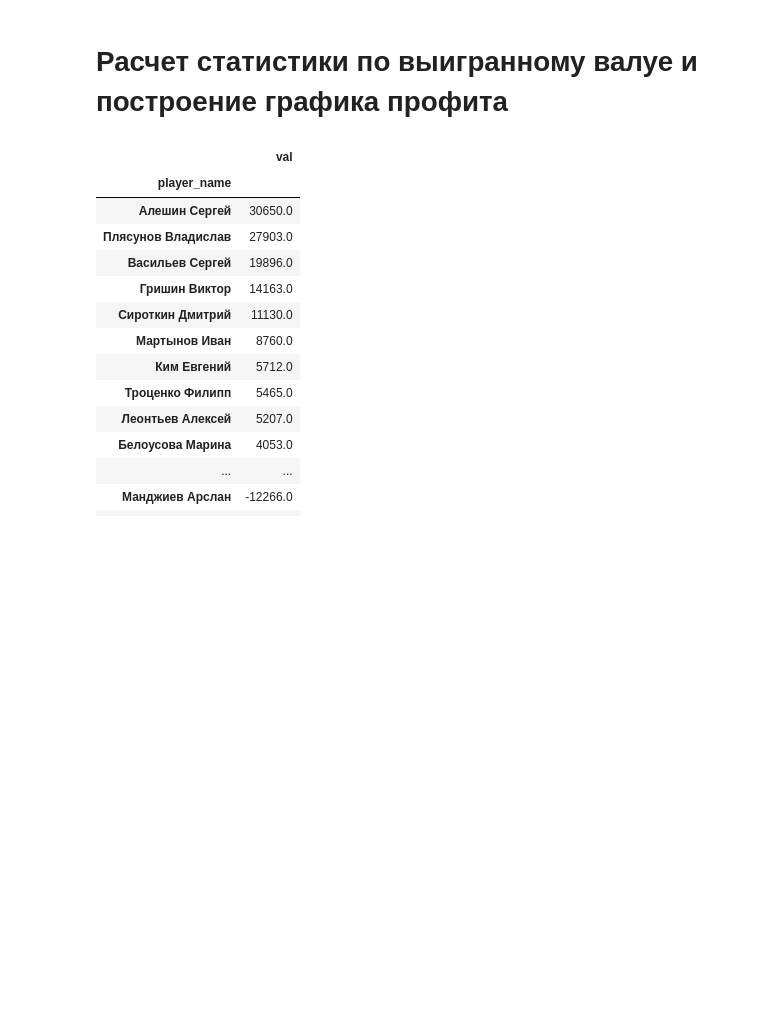
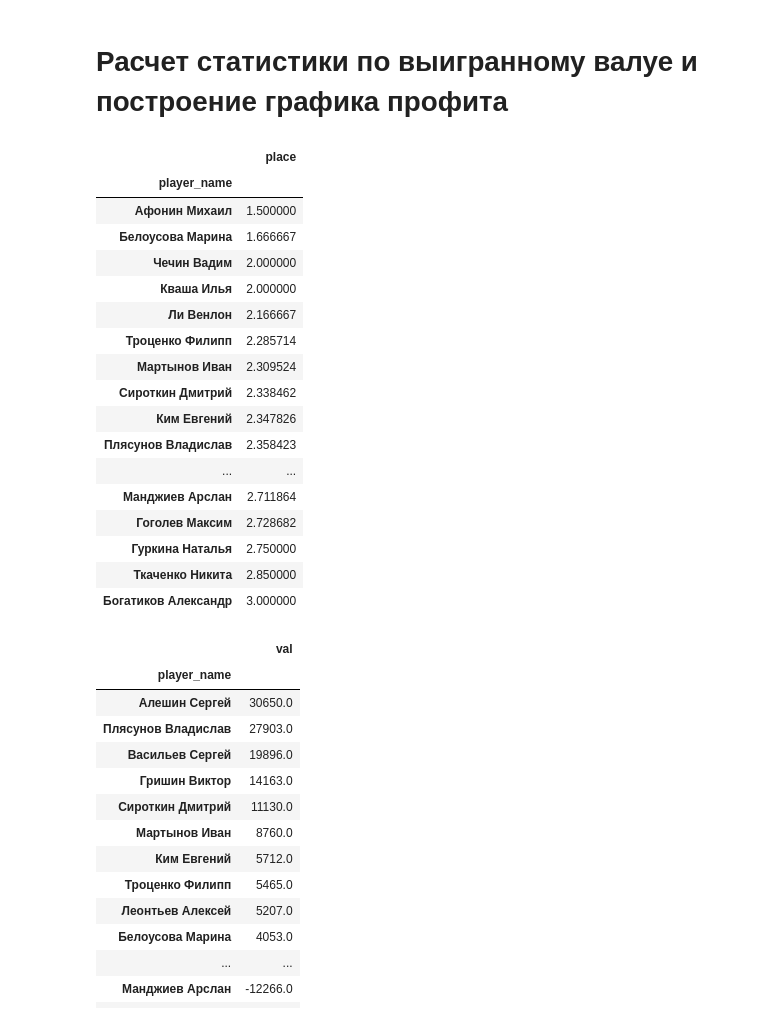
Before and after one commit to alexeyleontyev/riichi_db, a Jupyter notebook: fishingFinal.ipynb, the cells around one changed output. Cells and saved outputs as stored; diff of their text form; code cells hidden in the pictures; blank space fills up the shorter version.

```diff
--- a/fishingFinal.ipynb
+++ b/fishingFinal.ipynb
@@ -34,6 +34,30 @@ df['umapoints'] = df['place'].apply(uma)
 df['val'] = (df['bet']/100)*(((df['points']-25000+df['umapoints'])))
 # %% [markdown]
 # Расчет статистики по выигранному валуе и построение графика профита
+# %%
+#среднее место
+df_avg = df.drop(df.columns[[1,4,5,6]],1)
+df_avg = df_avg.groupby('player_name').mean()
+df_avg.sort_values('place', ascending = True)
+# %% [output]
+|  | place |
+| player_name |  |
+| Афонин Михаил | 1.500000 |
+| Белоусова Марина | 1.666667 |
+| Чечин Вадим | 2.000000 |
+| Кваша Илья | 2.000000 |
+| Ли Венлон | 2.166667 |
+| Троценко Филипп | 2.285714 |
+| Мартынов Иван | 2.309524 |
+| Сироткин Дмитрий | 2.338462 |
+| Ким Евгений | 2.347826 |
+| Плясунов Владислав | 2.358423 |
+| ... | ... |
+| Манджиев Арслан | 2.711864 |
+| Гоголев Максим | 2.728682 |
+| Гуркина Наталья | 2.750000 |
+| Ткаченко Никита | 2.850000 |
+| Богатиков Александр | 3.000000 |
 # %%
 #подготовка датафрейма
 df_val = df.drop(df.columns[[1,3,4,5]],1)
```
